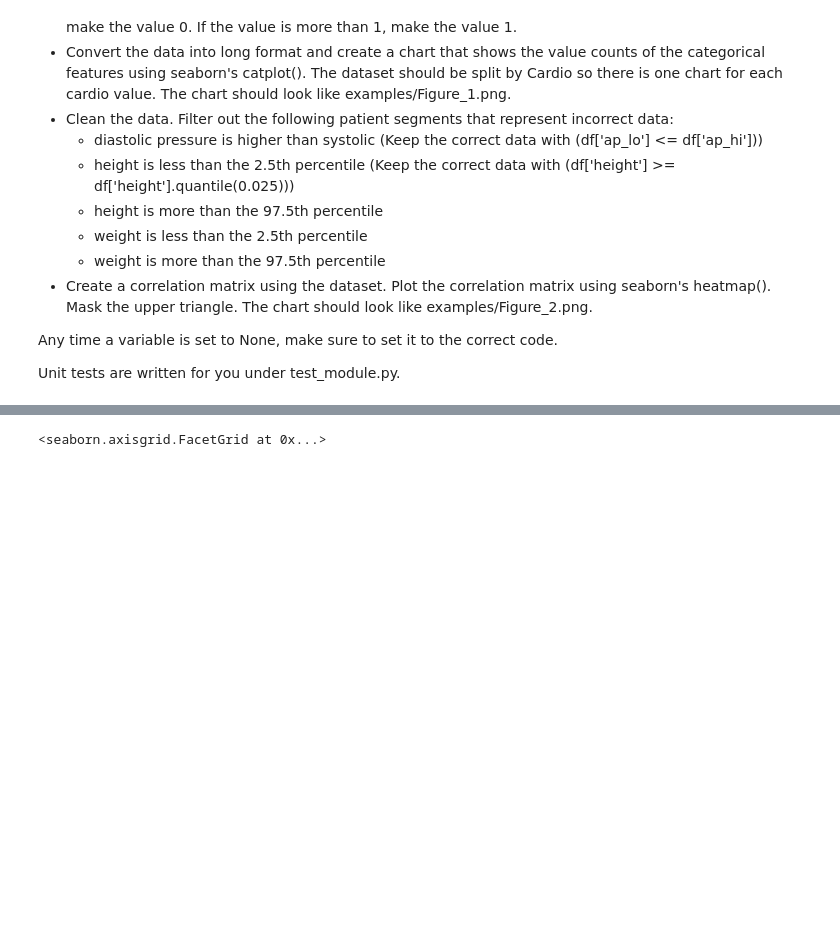
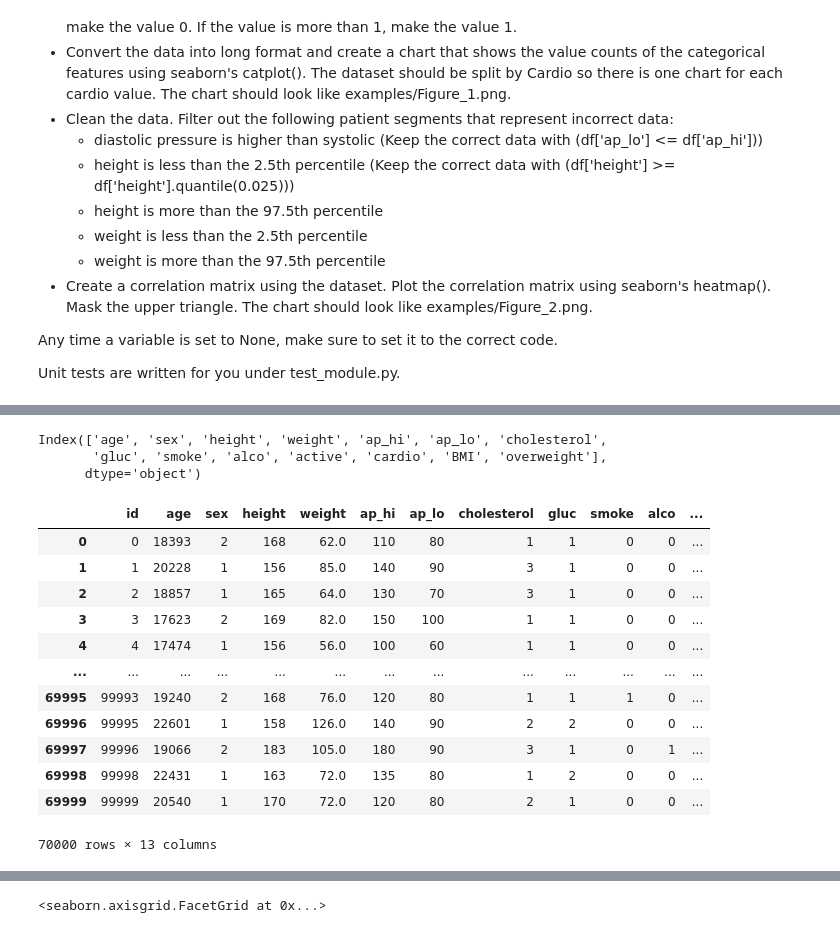
Before and after one commit to garlingz/boilerplate-medical-data-visualizer, a Jupyter notebook: working-notebook.ipynb, the cells around one changed output, grey strips where cells are left out. Cells and saved outputs as stored; diff of their text form; code cells hidden in the pictures; blank space fills up the shorter version.

```diff
--- a/working-notebook.ipynb
+++ b/working-notebook.ipynb
@@ -138,0 +110,36 @@ df.head()
+# %%
+lower_height = df['height'].quantile(0.025)
+upper_height = df['height'].quantile(0.975)
+lower_weight = df['weight'].quantile(0.025)
+upper_weight = df['weight'].quantile(0.975)
+
+df_heat = df[
+    (df['ap_lo'] <= df['ap_hi']) &
+    (df['height'] >= lower_height) &
+    (df['height'] <= upper_height) &
+    (df['weight'] >= lower_weight) &
+    (df['weight'] <= upper_weight)
+]
+df.columns.unique()
+# %% [output]
+Index(['age', 'sex', 'height', 'weight', 'ap_hi', 'ap_lo', 'cholesterol',
+       'gluc', 'smoke', 'alco', 'active', 'cardio', 'BMI', 'overweight'],
+      dtype='object')
+# %%
+df = pd.read_csv('medical_examination.csv', index_col= 'id')
+
+df.reset_index()
+# %% [output]
+|  | id | age | sex | height | weight | ap_hi | ap_lo | cholesterol | gluc | smoke | alco | ... |
+| 0 | 0 | 18393 | 2 | 168 | 62.0 | 110 | 80 | 1 | 1 | 0 | 0 | ... |
+| 1 | 1 | 20228 | 1 | 156 | 85.0 | 140 | 90 | 3 | 1 | 0 | 0 | ... |
+| 2 | 2 | 18857 | 1 | 165 | 64.0 | 130 | 70 | 3 | 1 | 0 | 0 | ... |
+| 3 | 3 | 17623 | 2 | 169 | 82.0 | 150 | 100 | 1 | 1 | 0 | 0 | ... |
+| 4 | 4 | 17474 | 1 | 156 | 56.0 | 100 | 60 | 1 | 1 | 0 | 0 | ... |
+| ... | ... | ... | ... | ... | ... | ... | ... | ... | ... | ... | ... | ... |
+| 69995 | 99993 | 19240 | 2 | 168 | 76.0 | 120 | 80 | 1 | 1 | 1 | 0 | ... |
+| 69996 | 99995 | 22601 | 1 | 158 | 126.0 | 140 | 90 | 2 | 2 | 0 | 0 | ... |
+| 69997 | 99996 | 19066 | 2 | 183 | 105.0 | 180 | 90 | 3 | 1 | 0 | 1 | ... |
+| 69998 | 99998 | 22431 | 1 | 163 | 72.0 | 135 | 80 | 1 | 2 | 0 | 0 | ... |
+| 69999 | 99999 | 20540 | 1 | 170 | 72.0 | 120 | 80 | 2 | 1 | 0 | 0 | ... |
+70000 rows × 13 columns
```
Also changed, not shown: parts of 5 cells of this notebook, 2 other files.
